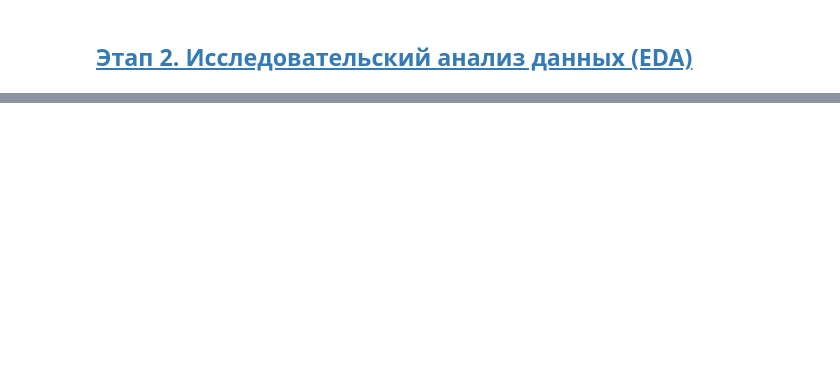
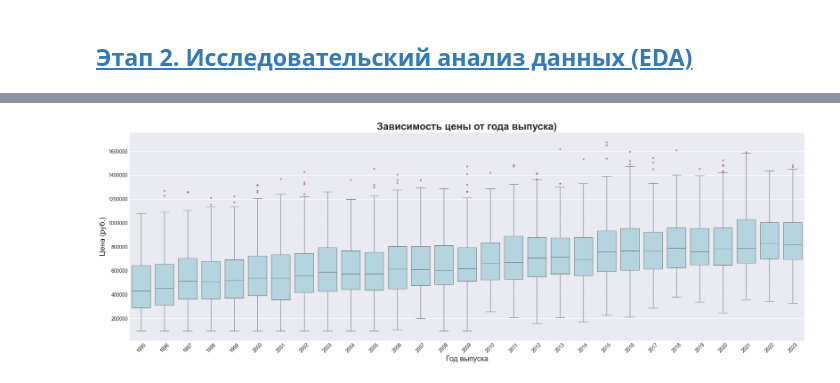
Before and after one commit to MEYakunin/Sprint16_Predictive_Model_Car_Prices, a Jupyter notebook: Sprint16_AutoValue_Behavioral_Scorer.ipynb, the cells around one changed output, grey strips where cells are left out. Cells and saved outputs as stored; diff of their text form; code cells hidden in the pictures; blank space fills up the shorter version.

```diff
--- a/Sprint16_AutoValue_Behavioral_Scorer.ipynb
+++ b/Sprint16_AutoValue_Behavioral_Scorer.ipynb
@@ -300,0 +317,23 @@ IQR: 364,492.50
+# %%
+plt.figure(figsize=(20, 7))
+
+# 1. Boxplot для визуализации распределения и выбросов по каждому году
+sns.boxplot(
+    data=train_df,
+    x='make_year',
+    y='price_rub',
+    color='lightblue',
+    flierprops=dict(marker='o', markerfacecolor='red', markersize=3, alpha=0.5), # Выбросы красными точками
+    showfliers=True  # Важно видеть выбросы для EDA
+)
+
+# Настройка внешнего вида
+plt.title('Зависимость цены от года выпуска)', fontsize=20, fontweight='bold')
+plt.xlabel('Год выпуска', fontsize=15)
+plt.ylabel('Цена (руб.)', fontsize=15)
+plt.xticks(rotation=45)
+
+plt.tight_layout()
+plt.show()
+# %% [output]
+[figure, added]
```
Also changed, not shown: parts of 22 cells of this notebook, 1 other file.
